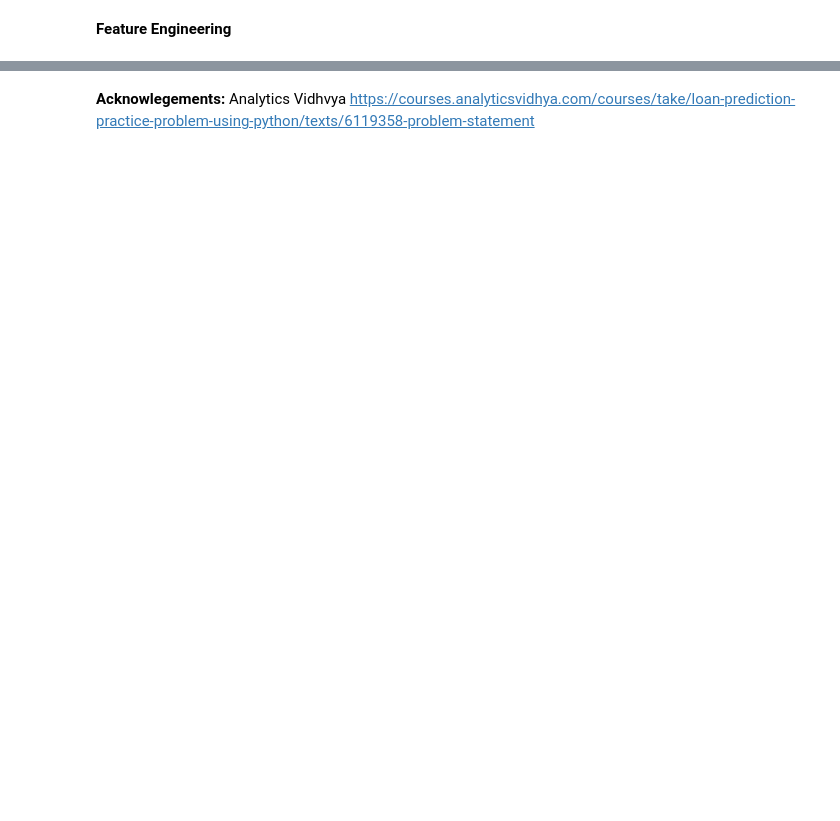
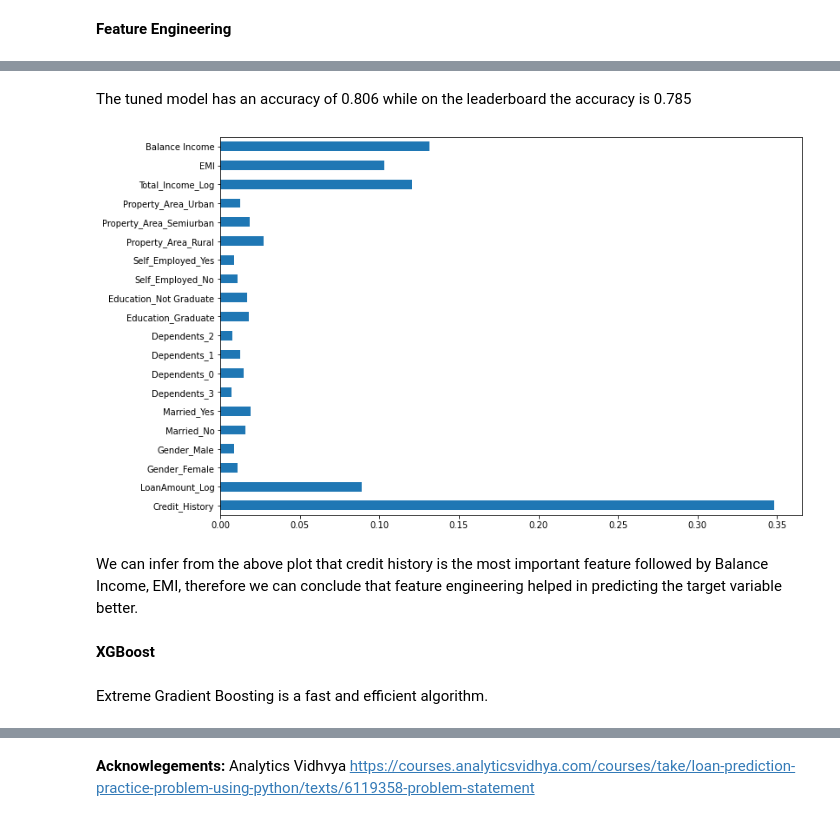
Before and after one commit to DennisChangach/Exploratory-Data-Analysis-EDA-and-Prediction_Modelling_Projects, a Jupyter notebook: Loan Prediction/Loan Prediction.ipynb, the cells around one changed output, grey strips where cells are left out. Cells and saved outputs as stored; diff of their text form; code cells hidden in the pictures; blank space fills up the shorter version.

Commit message:
Prediction Modelling: Building ML models

```diff
--- a/Loan Prediction/Loan Prediction.ipynb
+++ b/Loan Prediction/Loan Prediction.ipynb
@@ -658,0 +736,18 @@ The auc or area under curve is 0.73
+# %%
+i = 1
+MVD = 0 #Mean Validation Score
+for train_index, test_index in kf.split(X,y):
+    print('\n{} of kfold {}'.format(i,kf.n_splits))
+    xtr, xvl = X.loc[train_index],X.loc[test_index]
+    ytr, yvl = y[train_index],y[test_index]
+    model = LogisticRegression(random_state = 1)
+    model.fit(xtr,ytr)
+    pred_test = model.predict(xvl)
+    score = accuracy_score(yvl,pred_test)
+    print('accuracy_score', score)
+    MVD += score
+    i+=1
+    pred_test = model.predict(test)
+    pred = model.predict_proba(xvl)[:,1]
+
+print('The Mean Validation Accuracy is {}'.format(MVD/5))
@@ -658,0 +895,23 @@ The auc or area under curve is 0.73
+# %%
+#Buiulding model using optimized parameters
+i = 1
+MVD = 0 #Mean Validation Score
+kf = StratifiedKFold(n_splits = 5, random_state = 1,shuffle=True)
+for train_index, test_index in kf.split(X,y):
+    print('\n{} of kfold {}'.format(i,kf.n_splits))
+    xtr, xvl = X.loc[train_index],X.loc[test_index]
+    ytr, yvl = y[train_index],y[test_index]
+
+    #Building the Model
+    model = RandomForestClassifier(random_state = 1,max_depth=7, n_estimators =41)
+    model.fit(xtr,ytr)
+    pred_test = model.predict(xvl)
+
+    score = accuracy_score(yvl,pred_test)
+    print('accuracy_score', score)
+    MVD += score
+    i+=1
+    pred_test = model.predict(test)
+    pred = model.predict_proba(xvl)[:,1]
+
+print('The Mean Validation Accuracy is {}'.format(MVD/5))
@@ -658,0 +936,14 @@ The auc or area under curve is 0.73
+# %% [markdown]
+The tuned model has an accuracy of 0.806 while on the leaderboard the accuracy is 0.785
+# %%
+# Finding out the feature importance: The featyres which were most importtant in building the model
+importances = pd.Series(model.feature_importances_,index=X.columns)
+importances.plot(kind = 'barh',figsize=(12,8));
+# %% [output]
+[figure, added]
+# %% [markdown]
+We can infer from the above plot that credit history is the most important feature followed by Balance Income, EMI, therefore we can conclude that feature engineering helped in predicting the target variable better.
+# %% [markdown]
+**XGBoost**
+# %% [markdown]
+Extreme Gradient Boosting is a fast and efficient algorithm.
```
Also changed, not shown: parts of 49 cells of this notebook, 7 other files.
